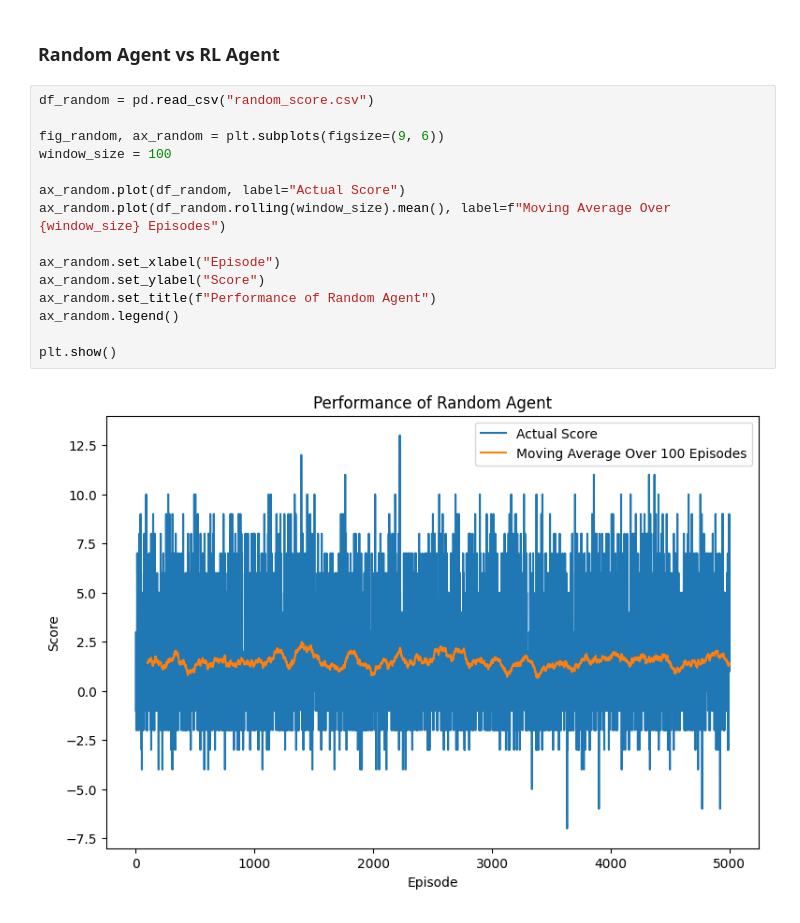
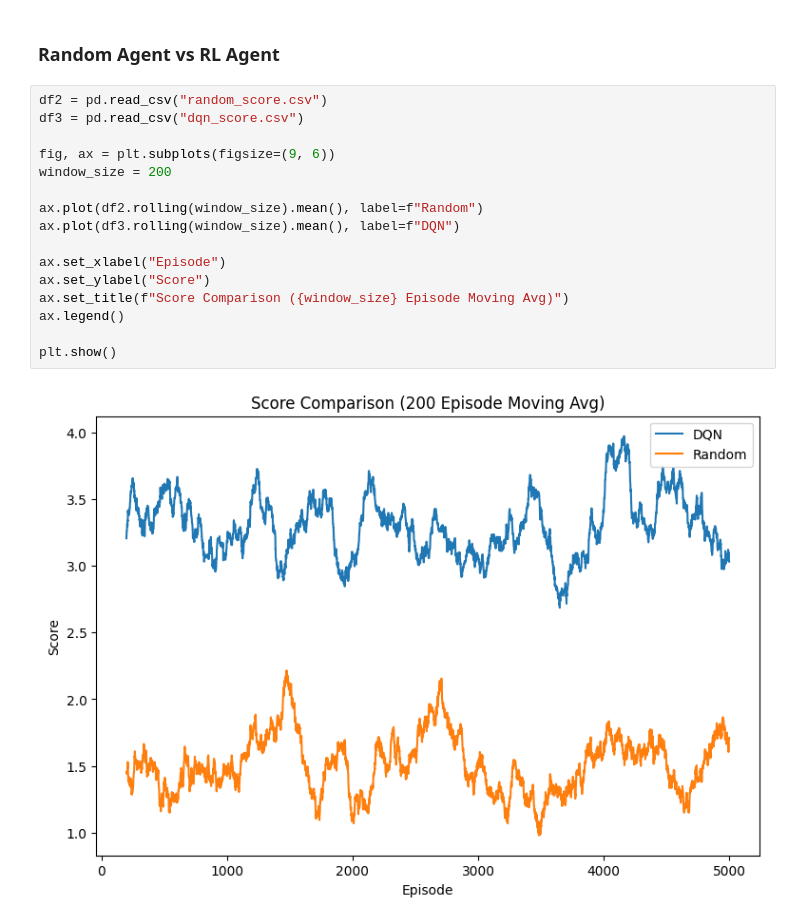
Before and after one commit to lcyjasonlee/aist1110_proj, a Jupyter notebook: data/graphs.ipynb, the cells around one changed output. Drawn from its saved outputs; the diff is of its cells as text.

```diff
--- a/data/graphs.ipynb
+++ b/data/graphs.ipynb
@@ -8,19 +25,20 @@ import pandas as pd
 # %% [markdown]
 ### Random Agent vs RL Agent
 # %%
-df_random = pd.read_csv("random_score.csv")
+df2 = pd.read_csv("random_score.csv")
+df3 = pd.read_csv("dqn_score.csv")
 
-fig_random, ax_random = plt.subplots(figsize=(9, 6))
-window_size = 100
+fig, ax = plt.subplots(figsize=(9, 6))
+window_size = 200
 
-ax_random.plot(df_random, label="Actual Score")
-ax_random.plot(df_random.rolling(window_size).mean(), label=f"Moving Average Over {window_size} Episodes")
+ax.plot(df2.rolling(window_size).mean(), label=f"Random")
+ax.plot(df3.rolling(window_size).mean(), label=f"DQN")
 
-ax_random.set_xlabel("Episode")
-ax_random.set_ylabel("Score")
-ax_random.set_title(f"Performance of Random Agent")
-ax_random.legend()
+ax.set_xlabel("Episode")
+ax.set_ylabel("Score")
+ax.set_title(f"Score Comparison ({window_size} Episode Moving Avg)")
+ax.legend()
 
 plt.show()
 # %% [output]
-[figure, old version]
+[figure, new version]
```
Also changed, not shown: parts of 1 cell of this notebook, 6 other files.
